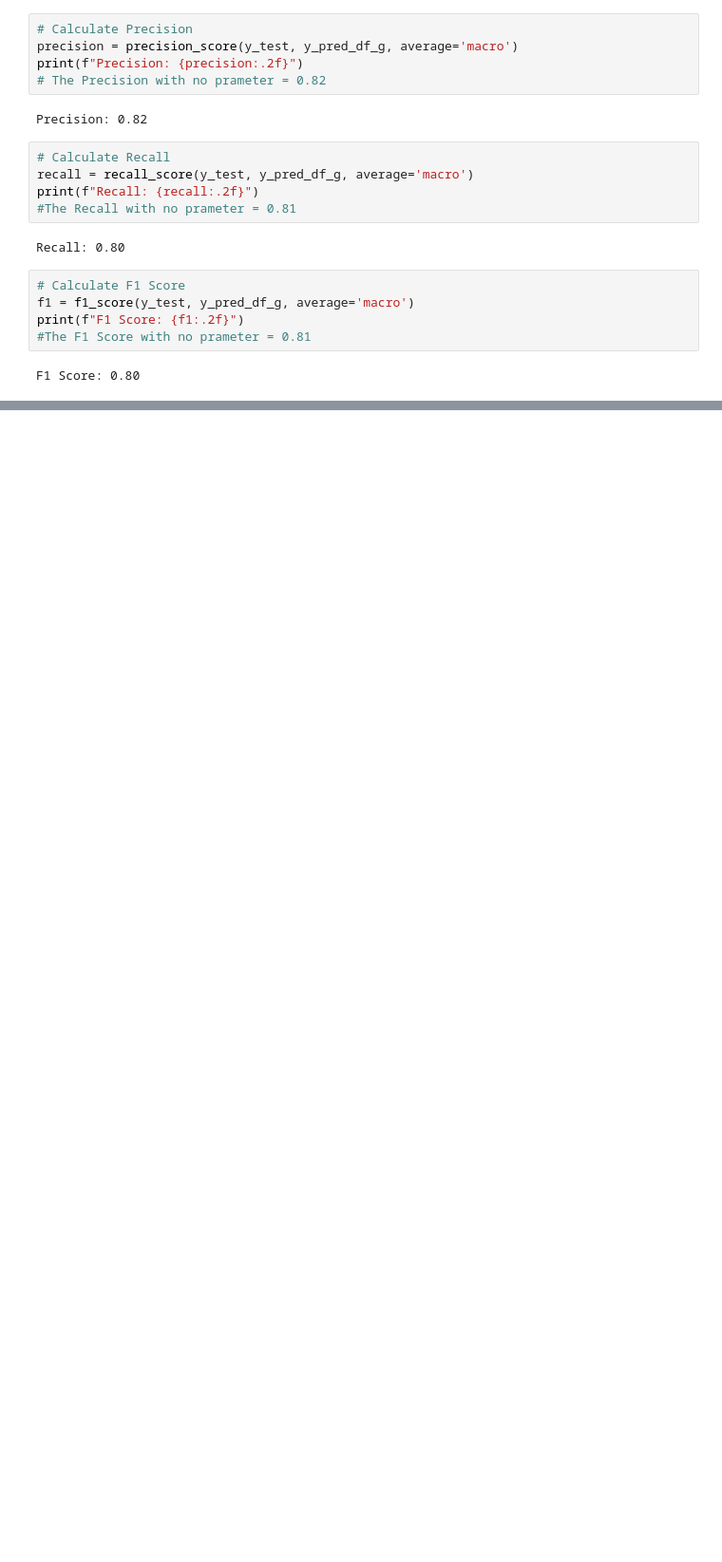
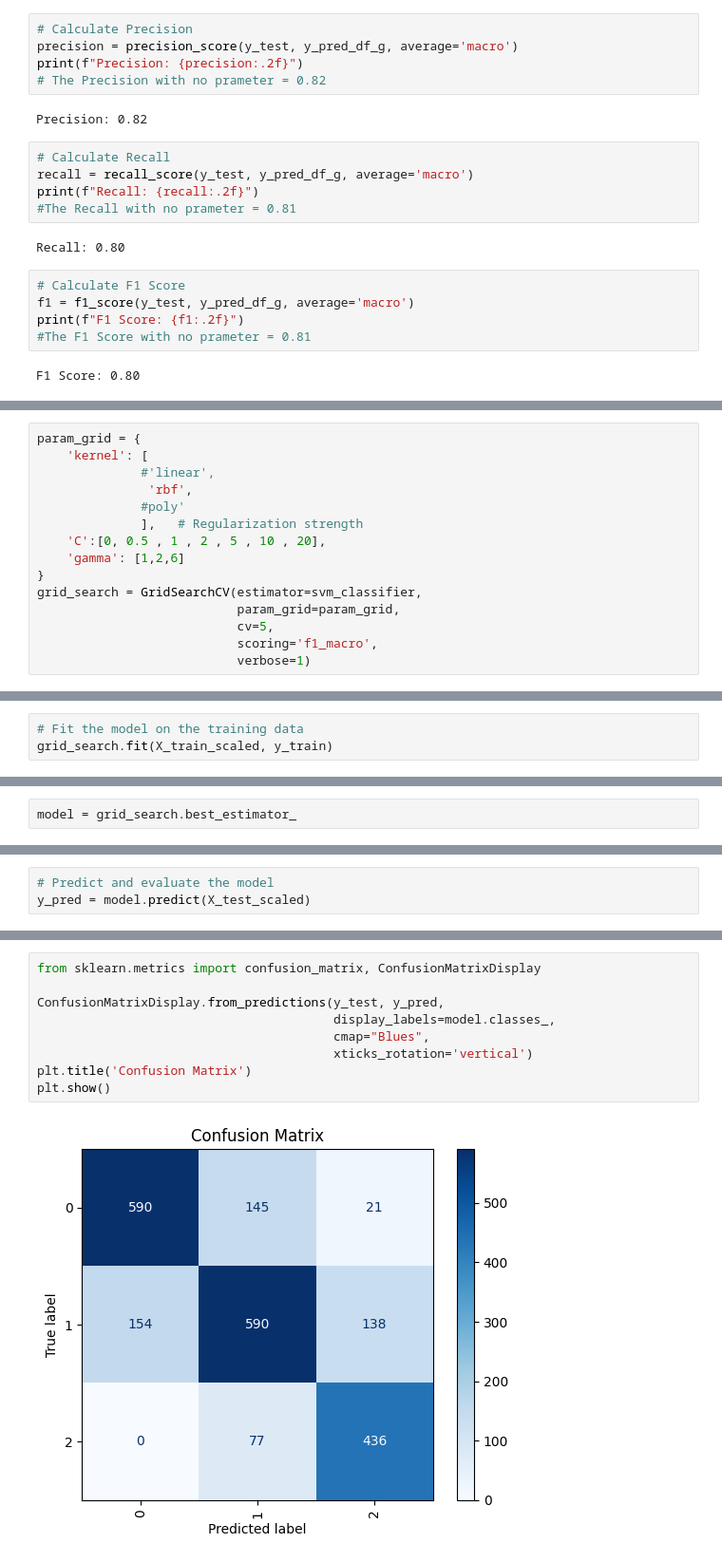
Before and after one commit to Tuwaiq-DS-ML-bootcamp-V-9/Usecase-7, a Jupyter notebook: EDA explain template.ipynb, the cells around one changed output, grey strips where cells are left out. Shown at 95% size. Saved outputs shown, nothing was run; the diff lists cells and outputs as text; blank space fills up the shorter version.

```diff
--- a/EDA explain template.ipynb
+++ b/EDA explain template.ipynb
@@ -1656,0 +1662,15 @@ F1 Score: 0.80
+# %%
+param_grid = {
+    'kernel': [
+              #'linear',
+               'rbf',
+              #poly'
+              ],   # Regularization strength
+    'C':[0, 0.5 , 1 , 2 , 5 , 10 , 20],
+    'gamma': [1,2,6]
+}
+grid_search = GridSearchCV(estimator=svm_classifier,
+                           param_grid=param_grid,
+                           cv=5,
+                           scoring='f1_macro',
+                           verbose=1)
@@ -1656,0 +1679,3 @@ F1 Score: 0.80
+# %%
+# Fit the model on the training data
+grid_search.fit(X_train_scaled, y_train)
@@ -1656,0 +1692,2 @@ F1 Score: 0.80
+# %%
+model = grid_search.best_estimator_
@@ -1656,0 +1696,3 @@ F1 Score: 0.80
+# %%
+# Predict and evaluate the model
+y_pred = model.predict(X_test_scaled)
@@ -1656,0 +1728,11 @@ F1 Score: 0.80
+# %%
+from sklearn.metrics import confusion_matrix, ConfusionMatrixDisplay
+
+ConfusionMatrixDisplay.from_predictions(y_test, y_pred,
+                                        display_labels=model.classes_,
+                                        cmap="Blues",
+                                        xticks_rotation='vertical')
+plt.title('Confusion Matrix')
+plt.show()
+# %% [output]
+[figure, added]
```
Also changed, not shown: parts of 37 cells of this notebook.
